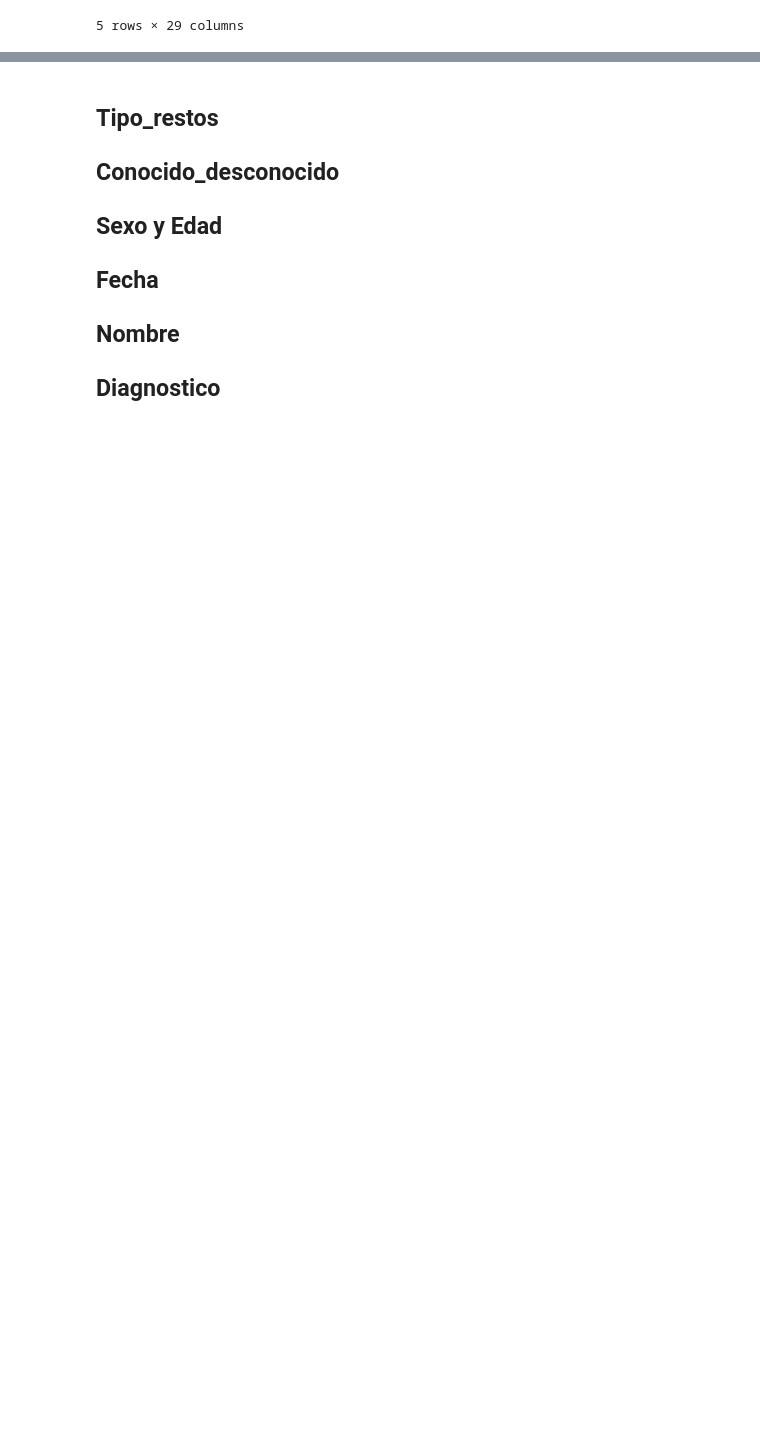
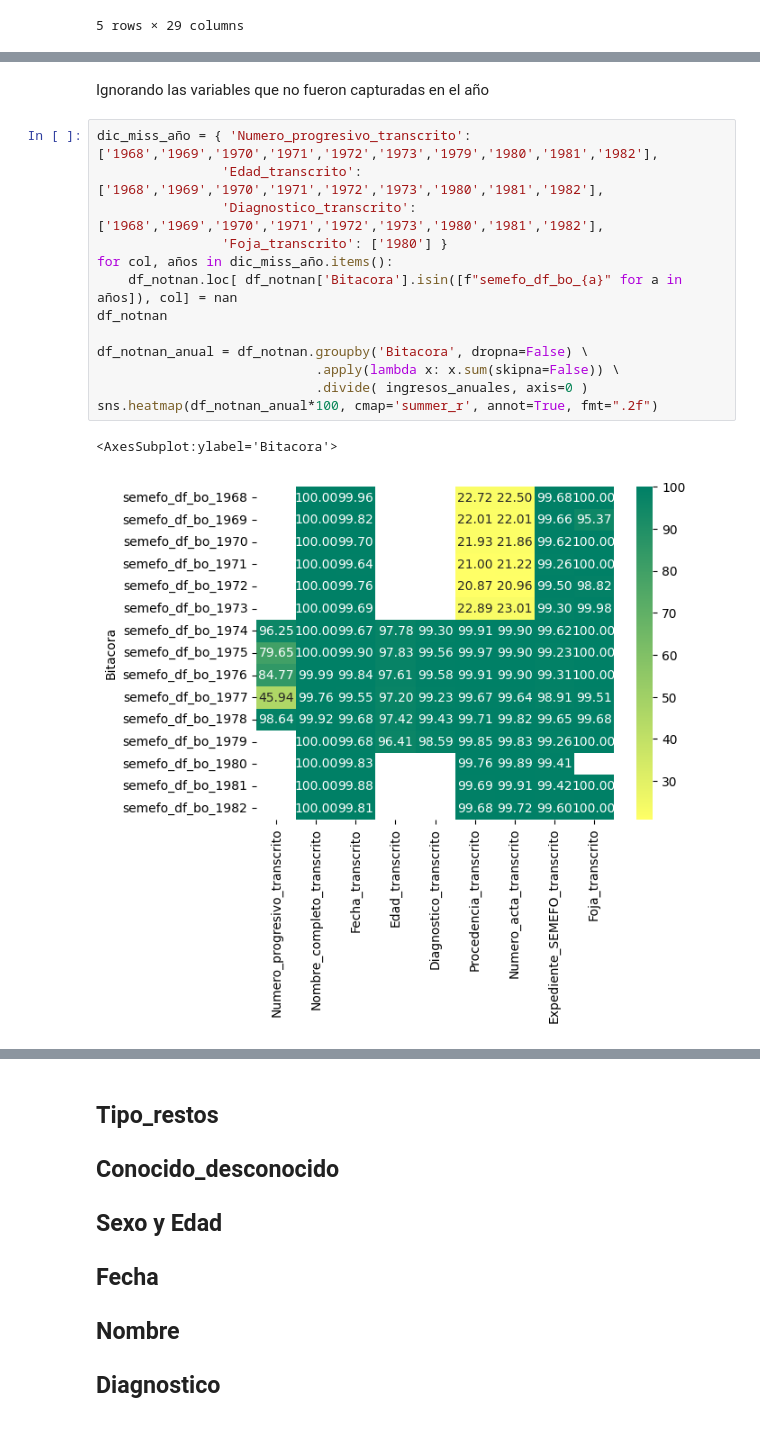
Before and after one commit to mar-esther23/SEMEFO_busqueda, a Jupyter notebook: HBO_analisis.ipynb, the cells around one changed output, grey strips where cells are left out. Saved outputs shown, nothing was run; the diff lists cells and outputs as text; blank space fills up the shorter version.

```diff
--- a/HBO_analisis.ipynb
+++ b/HBO_analisis.ipynb
@@ -102,0 +68,18 @@ Datos faltantes por año
+# %% [markdown]
+Ignorando las variables que no fueron capturadas en el año
+# %%
+dic_miss_año = { 'Numero_progresivo_transcrito': ['1968','1969','1970','1971','1972','1973','1979','1980','1981','1982'],
+                'Edad_transcrito': ['1968','1969','1970','1971','1972','1973','1980','1981','1982'],
+                'Diagnostico_transcrito': ['1968','1969','1970','1971','1972','1973','1980','1981','1982'],
+                'Foja_transcrito': ['1980'] }
+for col, años in dic_miss_año.items():
+    df_notnan.loc[ df_notnan['Bitacora'].isin([f"semefo_df_bo_{a}" for a in años]), col] = nan
+df_notnan
+
+df_notnan_anual = df_notnan.groupby('Bitacora', dropna=False) \
+                            .apply(lambda x: x.sum(skipna=False)) \
+                            .divide( ingresos_anuales, axis=0 )
+sns.heatmap(df_notnan_anual*100, cmap='summer_r', annot=True, fmt=".2f")
+# %% [output]
+<AxesSubplot:ylabel='Bitacora'>
+[figure, added]
```
Also changed, not shown: parts of 18 cells of this notebook.
